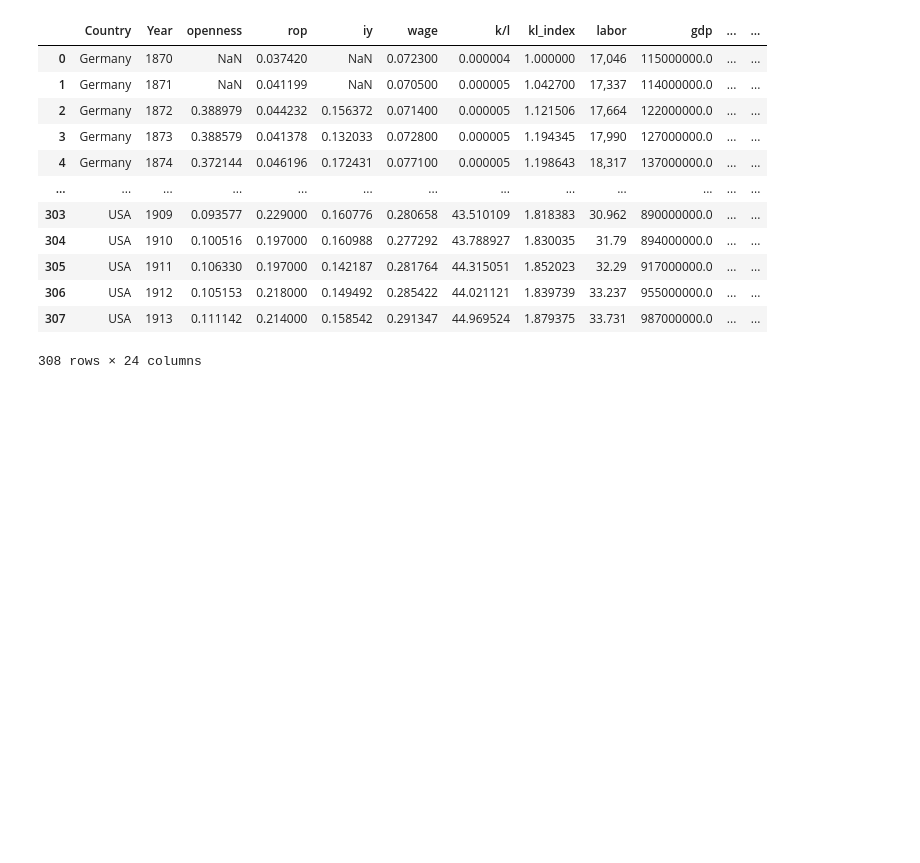
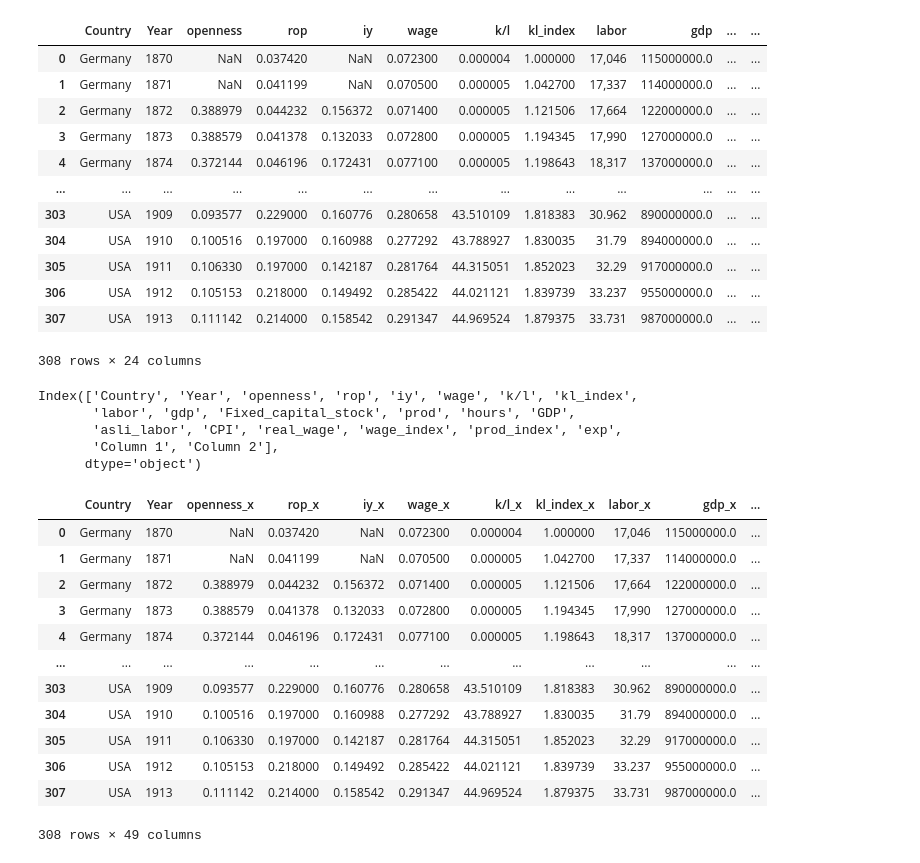
Before and after one commit to kabeerbora/1st_global, a Jupyter notebook: 1st_global.ipynb, the cells around one changed output. Cells and saved outputs as stored; diff of their text form; code cells hidden in the pictures; blank space fills up the shorter version.

```diff
--- a/1st_global.ipynb
+++ b/1st_global.ipynb
@@ -731,4 +722,40 @@ df_final_merged = pd.merge(
     on=['Country', 'Year'],
     how='left'
 )
-df_final_merged.to_parquet('/content/drive/MyDrive/BOP_research/Hours_research/Imp_research/1st_global.parquet', index=False)
+merged_df.to_parquet(
+    '/content/drive/MyDrive/BOP_research/Hours_research/Imp_research/1st_global.parquet',
+    index=False,
+    engine='pyarrow'
+)
+merged_df.to_csv('/content/drive/MyDrive/BOP_research/Hours_research/Imp_research/1st_global.csv', index=False)
+df_final = pd.read_parquet('/content/drive/MyDrive/BOP_research/Hours_research/Imp_research/1st_global.parquet')
+df_final.columns
+# %%
+df.columns
+# %% [output]
+Index(['Country', 'Year', 'openness', 'rop', 'iy', 'wage', 'k/l', 'kl_index',
+       'labor', 'gdp', 'Fixed_capital_stock', 'prod', 'hours', 'GDP',
+       'asli_labor', 'CPI', 'real_wage', 'wage_index', 'prod_index', 'exp',
+       'Column 1', 'Column 2'],
+      dtype='object')
+# %%
+common_cols = set(df.columns) & set(df_final.columns) - {'Country', 'Year'}
+merged_df = pd.merge(df, df_final, on=['Country', 'Year'], how='left')
+for col in common_cols:
+    if col in merged_df:
+      merged_df = merged_df.drop(columns=col)
+merged_df
+# %% [output]
+|  | Country | Year | openness_x | rop_x | iy_x | wage_x | k/l_x | kl_index_x | labor_x | gdp_x | ... |
+| 0 | Germany | 1870 | NaN | 0.037420 | NaN | 0.072300 | 0.000004 | 1.000000 | 17,046 | 115000000.0 | ... |
+| 1 | Germany | 1871 | NaN | 0.041199 | NaN | 0.070500 | 0.000005 | 1.042700 | 17,337 | 114000000.0 | ... |
+| 2 | Germany | 1872 | 0.388979 | 0.044232 | 0.156372 | 0.071400 | 0.000005 | 1.121506 | 17,664 | 122000000.0 | ... |
+| 3 | Germany | 1873 | 0.388579 | 0.041378 | 0.132033 | 0.072800 | 0.000005 | 1.194345 | 17,990 | 127000000.0 | ... |
+| 4 | Germany | 1874 | 0.372144 | 0.046196 | 0.172431 | 0.077100 | 0.000005 | 1.198643 | 18,317 | 137000000.0 | ... |
+| ... | ... | ... | ... | ... | ... | ... | ... | ... | ... | ... | ... |
+| 303 | USA | 1909 | 0.093577 | 0.229000 | 0.160776 | 0.280658 | 43.510109 | 1.818383 | 30.962 | 890000000.0 | ... |
+| 304 | USA | 1910 | 0.100516 | 0.197000 | 0.160988 | 0.277292 | 43.788927 | 1.830035 | 31.79 | 894000000.0 | ... |
+| 305 | USA | 1911 | 0.106330 | 0.197000 | 0.142187 | 0.281764 | 44.315051 | 1.852023 | 32.29 | 917000000.0 | ... |
+| 306 | USA | 1912 | 0.105153 | 0.218000 | 0.149492 | 0.285422 | 44.021121 | 1.839739 | 33.237 | 955000000.0 | ... |
+| 307 | USA | 1913 | 0.111142 | 0.214000 | 0.158542 | 0.291347 | 44.969524 | 1.879375 | 33.731 | 987000000.0 | ... |
+308 rows × 49 columns
```
Also changed, not shown: parts of 2 cells of this notebook.
